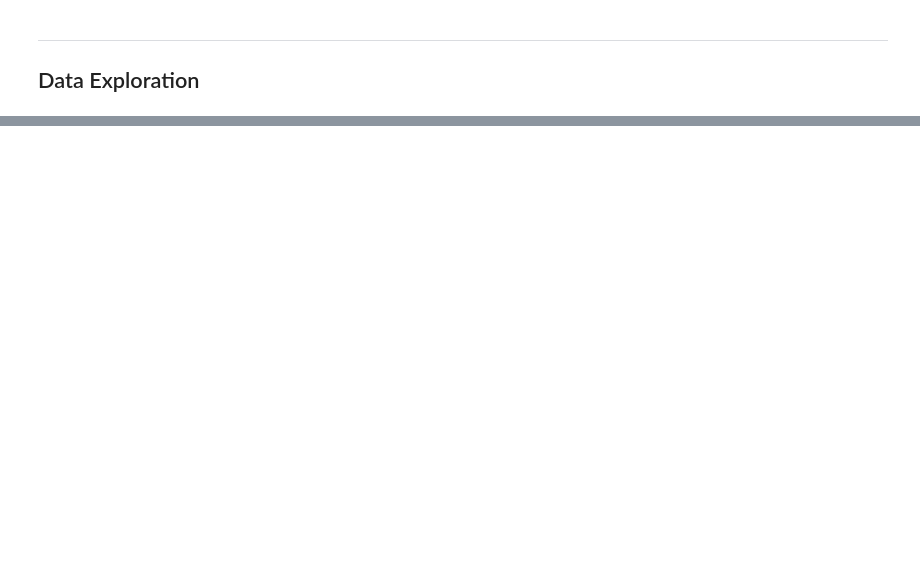
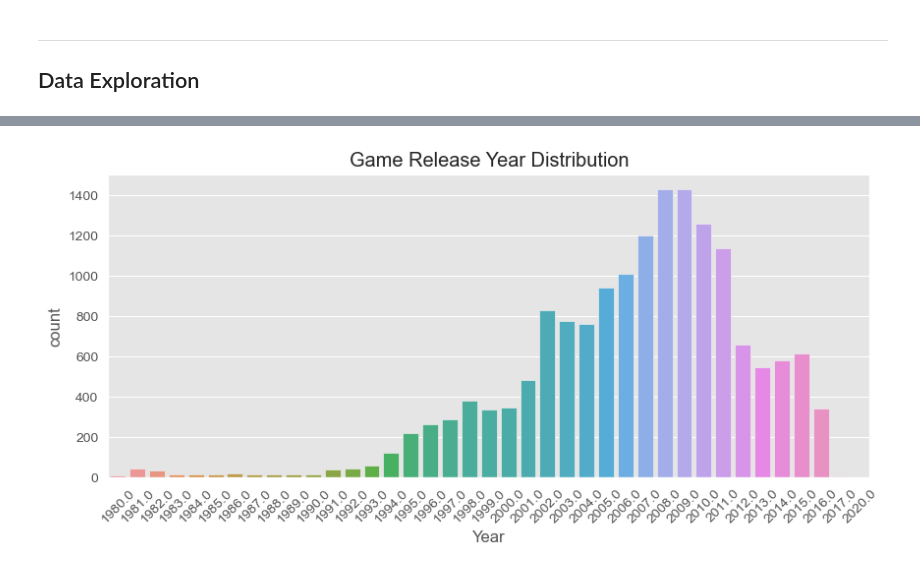
Before and after one commit to NOUR-2025/Reproducibility, a Jupyter notebook: template.ipynb, the cells around one changed output, grey strips where cells are left out. Cells and saved outputs as stored; diff of their text form; code cells hidden in the pictures; blank space fills up the shorter version.

```diff
--- a/template.ipynb
+++ b/template.ipynb
@@ -101,0 +163,9 @@ df = load_dataset(DATA)
+# %%
+if 'Year' in df.columns:
+    plt.figure(figsize=(10,4))
+    sns.countplot(data=df, x='Year')
+    plt.title('Game Release Year Distribution')
+    plt.xticks(rotation=45)
+    plt.show()
+# %% [output]
+[figure, added]
```
Also changed, not shown: parts of 8 cells of this notebook.
